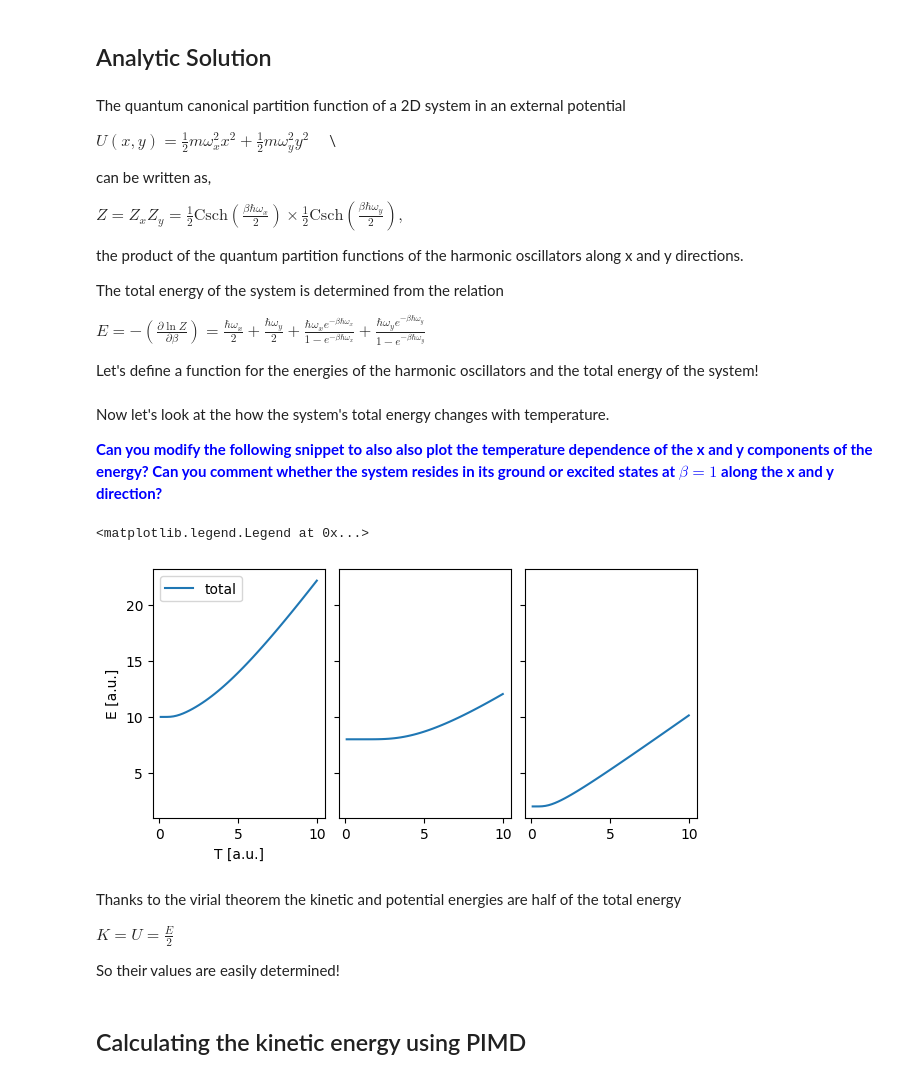
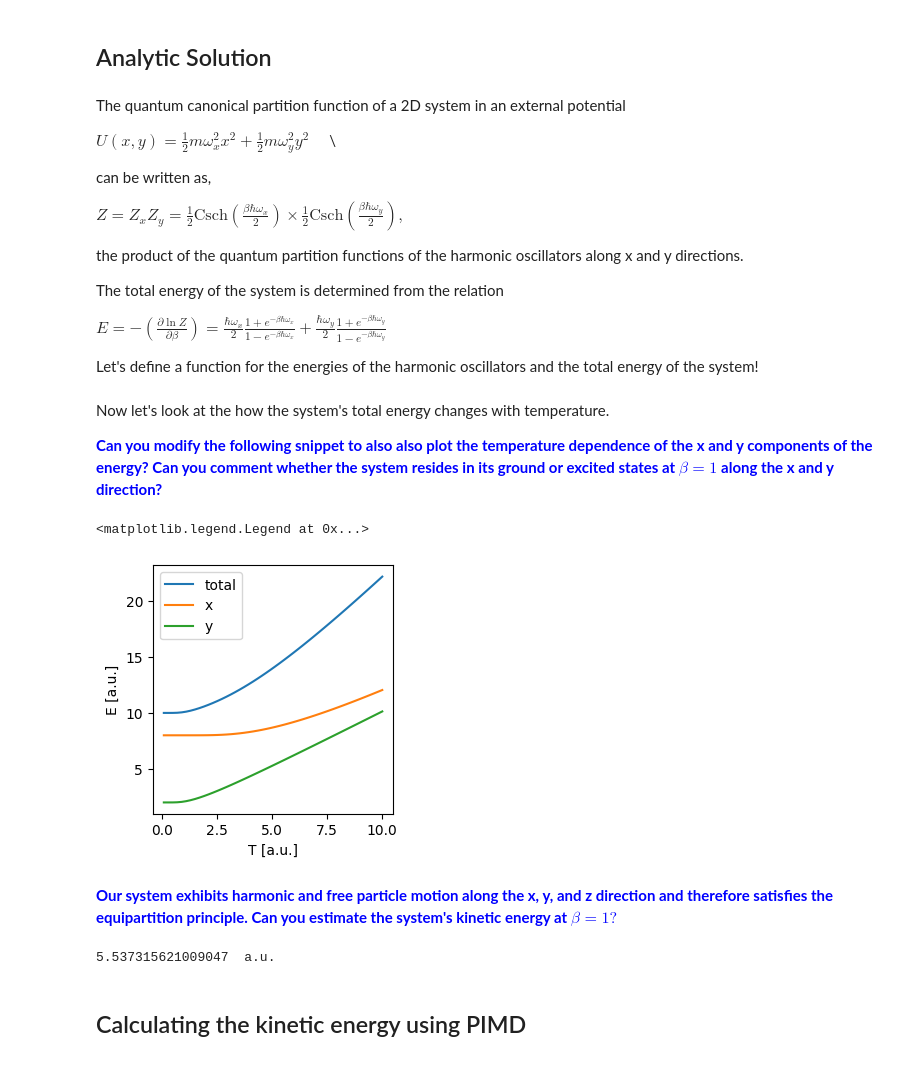
Before and after one commit to i-pi/pimd-mooc, a Jupyter notebook: 3-advanced-pimd.ipynb, the cells around one changed output. Cells and saved outputs as stored; diff of their text form; code cells hidden in the pictures.

```diff
--- a/3-advanced-pimd.ipynb
+++ b/3-advanced-pimd.ipynb
@@ -135,7 +135,7 @@ the product of the quantum partition functions of the harmonic oscillators along
 
 The total energy of the system is determined from the relation
 
-$E = -(\frac{\partial \ln{Z}}{\partial \beta}) = \frac{\hbar \omega_{x}}{2} + \frac{\hbar \omega_{y}}{2} +  \frac{\hbar \omega_{x}e^{-\beta \hbar \omega_{x}}} {1 - e^{-\beta \hbar\omega_{x}}} +  \frac{\hbar \omega_{y}e^{-\beta \hbar \omega_{y}}} {1 - e^{-\beta \hbar\omega_{y}}}$
+$E = -(\frac{\partial \ln{Z}}{\partial \beta}) = \frac{\hbar \omega_{x}}{2} \frac{1 + e^{-\beta \hbar \omega_{x}}} {1 - e^{-\beta \hbar\omega_{x}}} +  \frac{\hbar \omega_{y}}{2} \frac{1 + e^{-\beta \hbar \omega_{y}}} {1 - e^{-\beta \hbar\omega_{y}}}$
 
 Let's define a function for the energies of the harmonic oscillators and the total energy of the system!
 # %%
@@ -146,7 +146,8 @@ def Ethermo_harm(omega, beta):
     at inverse temperature :beta:.
     """
 
-    return omega / 2 + omega * np.exp(-beta * omega) / (1 - np.exp(-beta * omega))
+    return omega / 2  * (1 + np.exp(-beta * omega)) / (1 - np.exp(-beta * omega))
+
 
 def Ethermo(omegas, beta):
     """
@@ -162,30 +163,30 @@ Now let's look at the how the system's total energy changes with temperature.
 # %%
 ts = np.linspace(0.1, 10)
 energies_x = Ethermo_harm(16, 1/ts)
 energies_y = Ethermo_harm(4, 1/ts)
 energies = Ethermo([16, 4], 1/ts)
 
-fig, ax = plt.subplots(1,3 ,figsize=(6,3), sharex = True, sharey = True, constrained_layout=True)
-# ax[0].set_xscale('log')
-# ax[0].set_yscale('log')
-ax[0].set_ylabel('E [a.u.]')
-ax[0].set_xlabel('T [a.u.]')
+fig, ax = plt.subplots(1,1 ,figsize=(3,3), sharex = True, sharey = True, constrained_layout=True)
 
-ax[0].plot(ts, energies, label='total')
-ax[1].plot(ts, energies_x, label='x')
-ax[2].plot(ts, energies_y, label='y')
+ax.set_ylabel('E [a.u.]')
+ax.set_xlabel('T [a.u.]')
+
+ax.plot(ts, energies, label='total') #comment
+ax.plot(ts, energies_x, label='x') #comment
+ax.plot(ts, energies_y, label='y') #comment
 
 
-ax[0].legend()
+ax.legend()
 # %% [output]
 <matplotlib.legend.Legend at 0x...>
-[figure, old version]
+[figure, new version]
-# %% [markdown]
-Thanks to the virial theorem the kinetic and potential energies are half of the total energy
-
-$K = U = \frac{E}{2}$
-
-So their values are easily determined!
+# %% [markdown]
+<p style="color:blue; font-weight:bold"> Our system exhibits harmonic and free particle motion along the x, y, and z direction and therefore satisfies the equipartition principle. Can you estimate the system's kinetic energy at $\beta=1 ?$ </p>
+# %%
+Eref = Ethermo([16, 4], 1) / 2  + 0.5 # comment
+print (Eref, ' a.u.')
+# %% [output]
+5.537315621009047  a.u.
 # %% [markdown]
 ## Calculating the kinetic energy using PIMD
 # %% [markdown]
```
Also changed, not shown: parts of 37 cells of this notebook, 7 other files.
